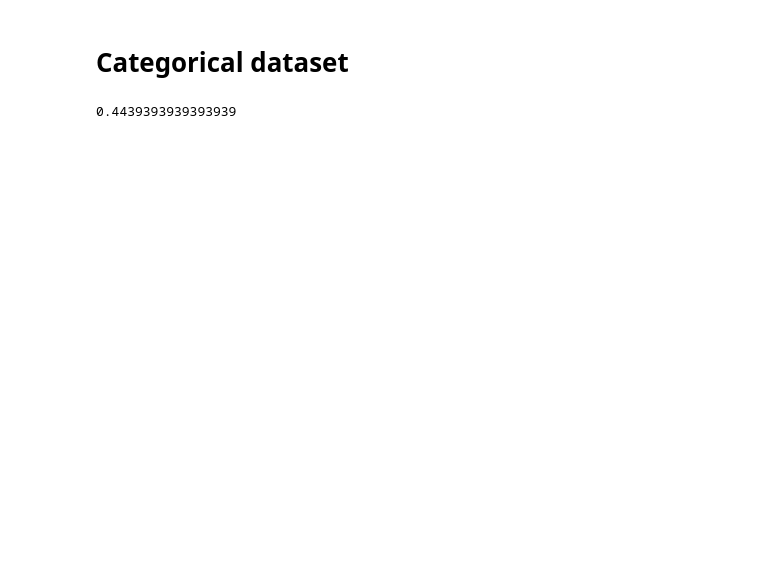
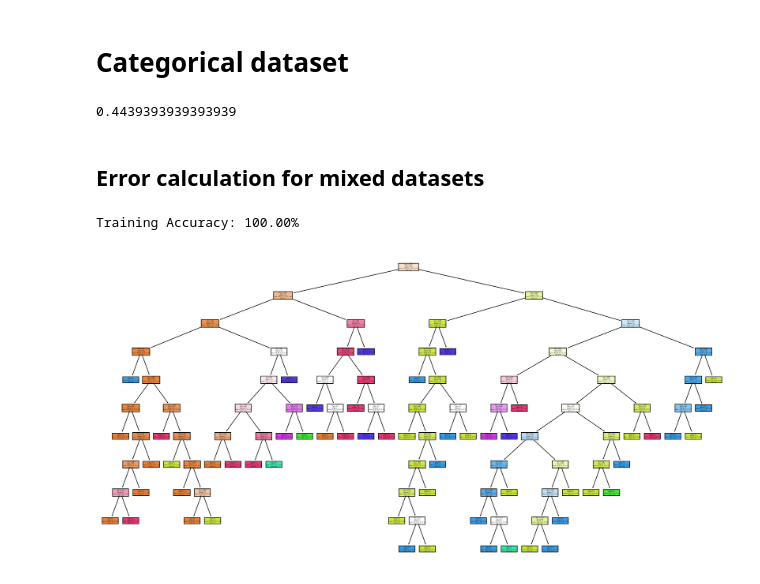
Before and after one commit to Mohammad-Shiblu/Dataset-Learning-Limit, a Jupyter notebook: Notebooks/notebook.ipynb, the cells around one changed output. Saved outputs shown, nothing was run; the diff lists cells and outputs as text; code cells hidden in the pictures; blank space fills up the shorter version.

```diff
--- a/Notebooks/notebook.ipynb
+++ b/Notebooks/notebook.ipynb
@@ -825,3 +749,5 @@ ambiguity = calculate_discrete_case_ambiguity(dummy_df, group_columns, label_col
 print(ambiguity)
 # %% [output]
 0.4439393939393939
+# %% [markdown]
+## Error calculation for mixed datasets
@@ -827,0 +834,37 @@ print(ambiguity)
+# %%
+import pandas as pd
+from ucimlrepo import fetch_ucirepo
+from sklearn.tree import DecisionTreeClassifier, plot_tree
+import matplotlib.pyplot as plt
+
+# Fetch dataset
+ecoli = fetch_ucirepo(id=39)
+
+# Data (as pandas dataframes)
+X = ecoli.data.features
+y = pd.Series(ecoli.data.targets.values.flatten())  # Convert y to a pandas Series
+
+# Combine features and target into a single DataFrame (optional, just for inspection)
+ecoli_df = pd.concat([X, y], axis=1)
+
+# Train a decision tree classifier
+clf = DecisionTreeClassifier(max_depth=None, min_samples_split=2, min_samples_leaf=1)
+clf.fit(X, y)
+
+# Calculate and print training accuracy
+training_accuracy = clf.score(X, y)
+print(f'Training Accuracy: {training_accuracy * 100:.2f}%')
+
+# Ensure class names are strings
+class_names = [str(name) for name in y.unique()]
+
+# Convert feature names to a list
+feature_names = list(X.columns)
+
+# Plot the decision tree with increased resolution
+plt.figure(figsize=(20, 10), dpi=300)  # Increase the figure size and resolution
+plot_tree(clf, filled=True, feature_names=feature_names, class_names=class_names)
+plt.show()
+# %% [output]
+Training Accuracy: 100.00%
+[figure, added]
```
Also changed, not shown: parts of 19 cells of this notebook, 1 other file.
